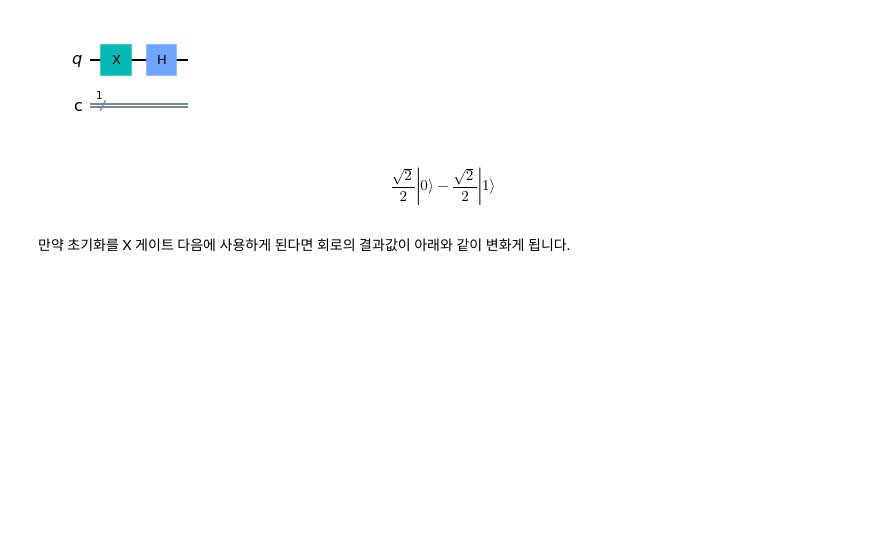
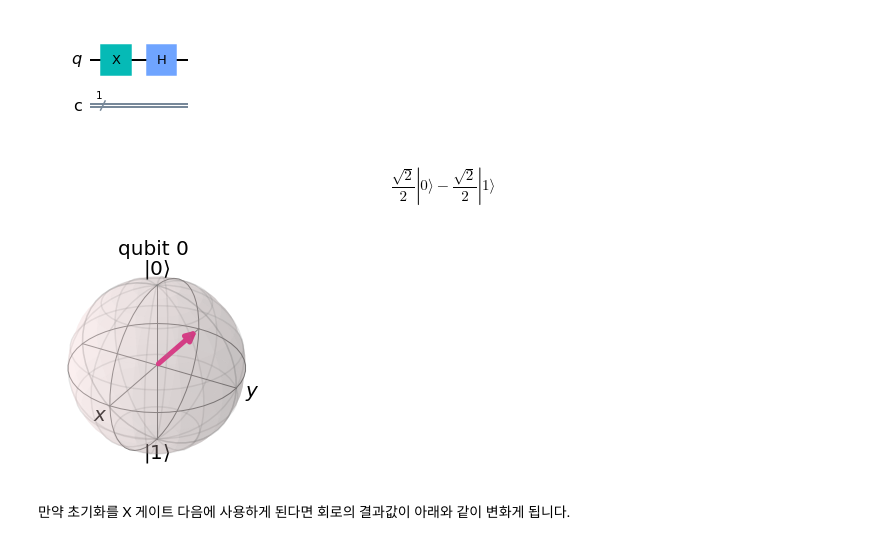
Before and after one commit to QuantumComputingKorea/Qiskit-Dev-Cert-lectures, a Jupyter notebook: Lecture2/lecture 2 - 양자 회로의 측정과 OpenQasm.ipynb, the cells around one changed output. Cells and saved outputs as stored; diff of their text form; code cells hidden in the pictures; blank space fills up the shorter version.

Commit message:
add blochsphere

```diff
--- a/Lecture2/lecture 2 - 양자 회로의 측정과 OpenQasm.ipynb
+++ b/Lecture2/lecture 2 - 양자 회로의 측정과 OpenQasm.ipynb
@@ -145,6 +146,10 @@ state = Statevector.from_instruction(qc) # Statevector을 이용해 양자 회
 state.draw(output='latex') # state를 latex로 그립니다.
 # %% [output]
 $$\frac{\sqrt{2}}{2} |0\rangle- \frac{\sqrt{2}}{2} |1\rangle$$
+# %%
+plot_bloch_multivector(state)
+# %% [output]
+[figure, added]
 # %% [markdown]
 만약 초기화를 X 게이트 다음에 사용하게 된다면 회로의 결과값이 아래와 같이 변화게 됩니다.
 # %%
```
Also changed, not shown: parts of 9 cells of this notebook.
